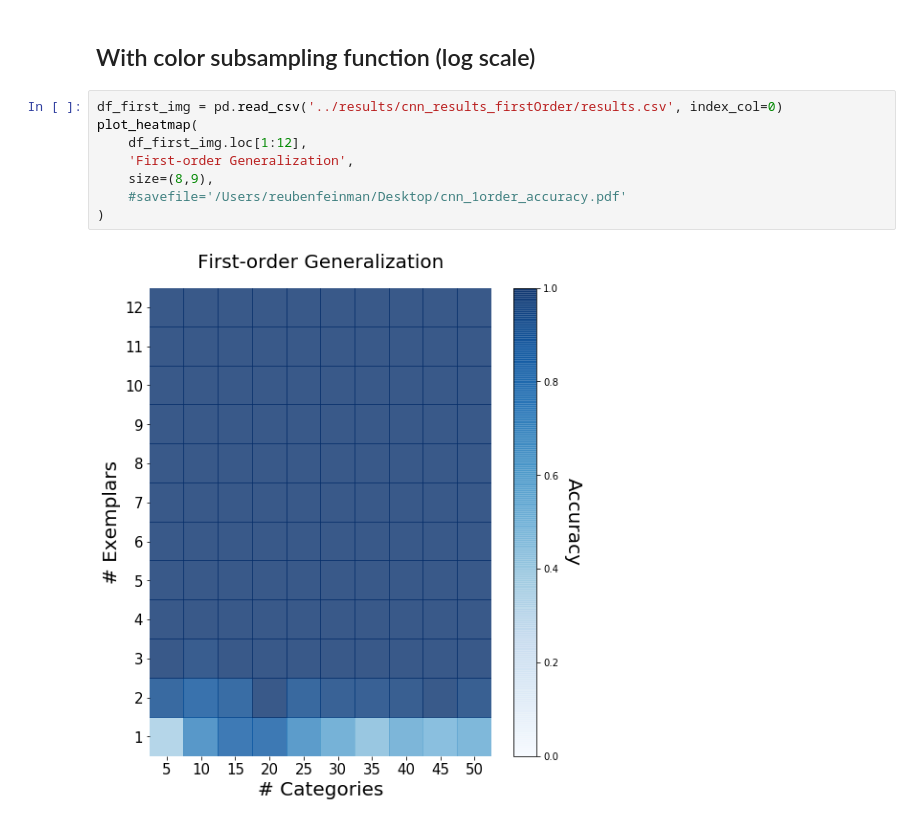
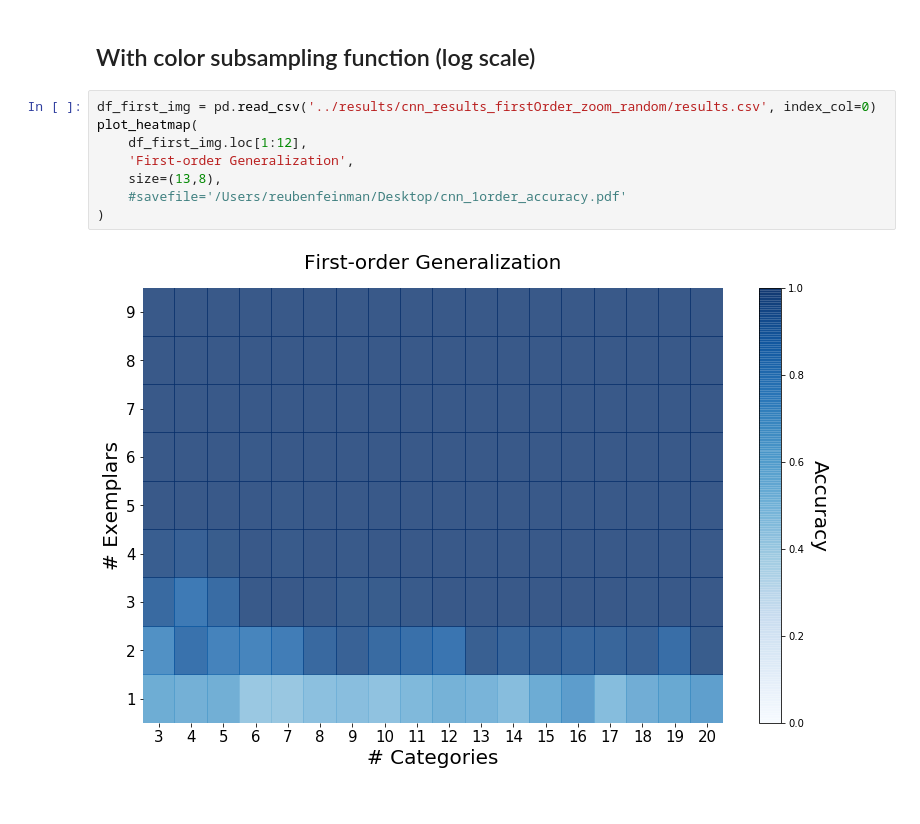
Before and after one commit to rfeinman/learning-to-learn, a Jupyter notebook: notebooks/heatmap.ipynb, the cells around one changed output. Saved outputs shown, nothing was run; the diff lists cells and outputs as text.

Commit message:
updating heatmap notebook

```diff
--- a/notebooks/heatmap.ipynb
+++ b/notebooks/heatmap.ipynb
@@ -152,12 +152,12 @@ df_second1.loc[1:12]
 # %% [markdown]
 ## With color subsampling function (log scale)
 # %%
-df_first_img = pd.read_csv('../results/cnn_results_firstOrder/results.csv', index_col=0)
+df_first_img = pd.read_csv('../results/cnn_results_firstOrder_zoom_random/results.csv', index_col=0)
 plot_heatmap(
     df_first_img.loc[1:12],
     'First-order Generalization',
-    size=(8,9),
+    size=(13,8),
     #savefile='/Users/reubenfeinman/Desktop/cnn_1order_accuracy.pdf'
 )
 # %% [output]
-[figure, old version]
+[figure, new version]
```
Also changed, not shown: parts of 13 cells of this notebook.
